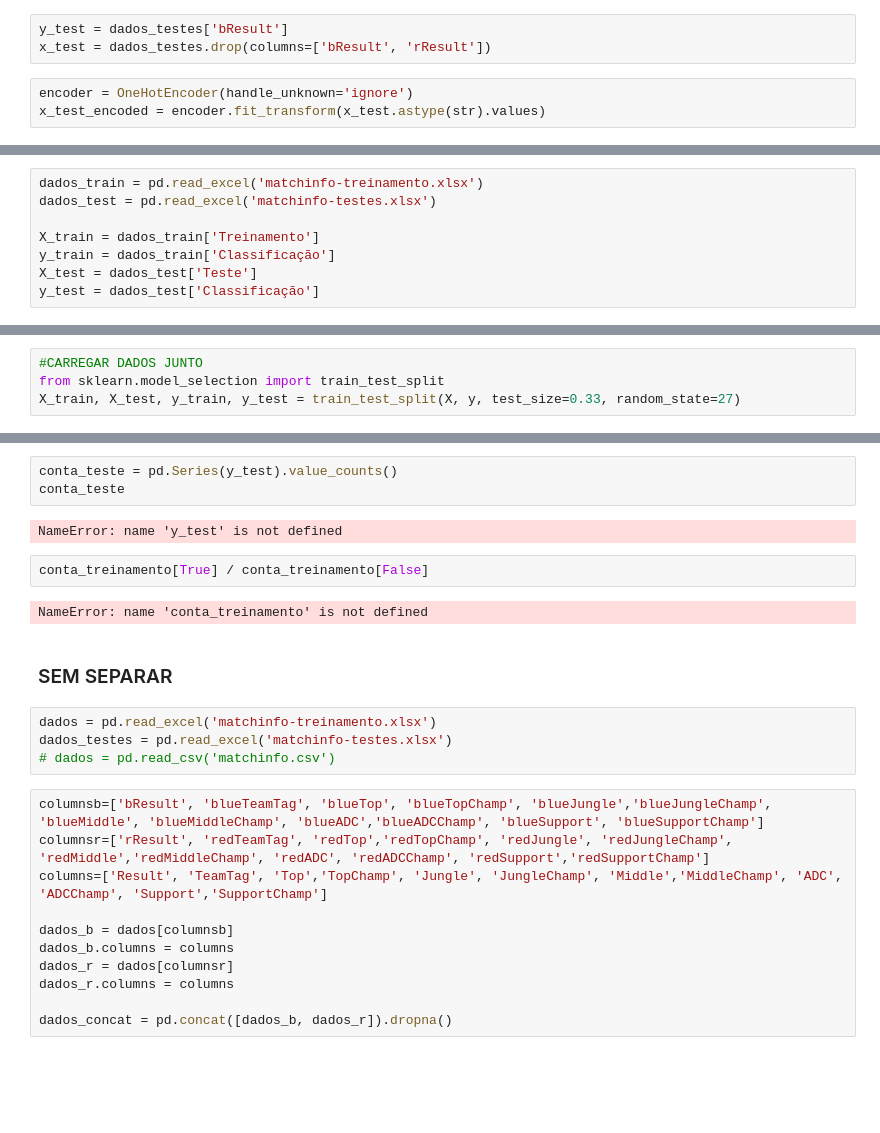
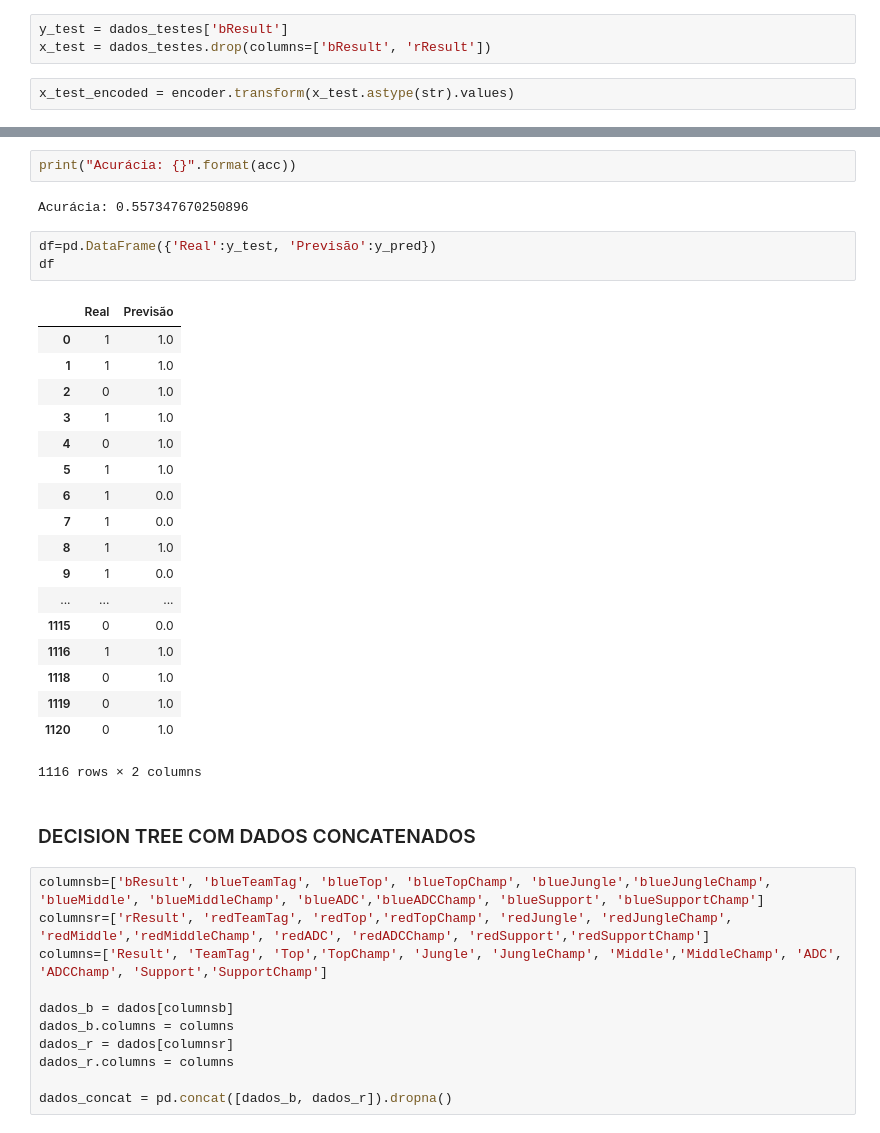
Before and after one commit to Amanda-Carmo/Projeto3_cdados, a Jupyter notebook: Decision Tree.ipynb, the cells around one changed output, grey strips where cells are left out. Cells and saved outputs as stored; diff of their text form; blank space fills up the shorter version.

Commit message:
organizando decision tree

```diff
--- a/Decision Tree.ipynb
+++ b/Decision Tree.ipynb
@@ -41,7 +57,6 @@ dados_testes.dropna(inplace=True)
 y_test = dados_testes['bResult']
 x_test = dados_testes.drop(columns=['bResult', 'rResult'])
 # %%
-encoder = OneHotEncoder(handle_unknown='ignore')
-x_test_encoded = encoder.fit_transform(x_test.astype(str).values)
+x_test_encoded = encoder.transform(x_test.astype(str).values)
 # %%
 y_pred = regressor.predict(x_test_encoded)
@@ -63,8 +72,0 @@ read_file.to_excel (r'matchinfo.xlsx', index = None, header=True)
-# %%
-dados_train = pd.read_excel('matchinfo-treinamento.xlsx')
-dados_test = pd.read_excel('matchinfo-testes.xlsx')
-
-X_train = dados_train['Treinamento']
-y_train = dados_train['Classificação']
-X_test = dados_test['Teste']
-y_test = dados_test['Classificação']
@@ -73,4 +72,0 @@ KeyError: 'Treinamento'
-# %%
-#CARREGAR DADOS JUNTO
-from sklearn.model_selection import train_test_split
-X_train, X_test, y_train, y_test = train_test_split(X, y, test_size=0.33, random_state=27)
@@ -88,18 +73,31 @@ NameError: name 'y_train' is not defined
-# %%
-conta_teste = pd.Series(y_test).value_counts()
-conta_teste
-# %% [output]
-NameError: name 'y_test' is not defined
-# %%
-conta_treinamento[True] / conta_treinamento[False]
-# %% [output]
-NameError: name 'conta_treinamento' is not defined
-# %% [markdown]
-### SEM SEPARAR
-# %%
-dados = pd.read_excel('matchinfo-treinamento.xlsx')
-dados_testes = pd.read_excel('matchinfo-testes.xlsx')
-# dados = pd.read_csv('matchinfo.csv')
+# %%
+print("Acurácia: {}".format(acc))
+# %% [output]
+Acurácia: 0.557347670250896
+# %%
+df=pd.DataFrame({'Real':y_test, 'Previsão':y_pred})
+df
+# %% [output]
+|  | Real | Previsão |
+| 0 | 1 | 1.0 |
+| 1 | 1 | 1.0 |
+| 2 | 0 | 1.0 |
+| 3 | 1 | 1.0 |
+| 4 | 0 | 1.0 |
+| 5 | 1 | 1.0 |
+| 6 | 1 | 0.0 |
+| 7 | 1 | 0.0 |
+| 8 | 1 | 1.0 |
+| 9 | 1 | 0.0 |
+| ... | ... | ... |
+| 1115 | 0 | 0.0 |
+| 1116 | 1 | 1.0 |
+| 1118 | 0 | 1.0 |
+| 1119 | 0 | 1.0 |
+| 1120 | 0 | 1.0 |
+1116 rows × 2 columns
+# %% [markdown]
+### DECISION TREE COM DADOS CONCATENADOS
 # %%
 columnsb=['bResult', 'blueTeamTag', 'blueTop', 'blueTopChamp', 'blueJungle','blueJungleChamp', 'blueMiddle', 'blueMiddleChamp', 'blueADC','blueADCChamp', 'blueSupport', 'blueSupportChamp']
 columnsr=['rResult', 'redTeamTag', 'redTop','redTopChamp', 'redJungle', 'redJungleChamp', 'redMiddle','redMiddleChamp', 'redADC', 'redADCChamp', 'redSupport','redSupportChamp']
```
Also changed, not shown: parts of 29 cells of this notebook, 1 other file.
